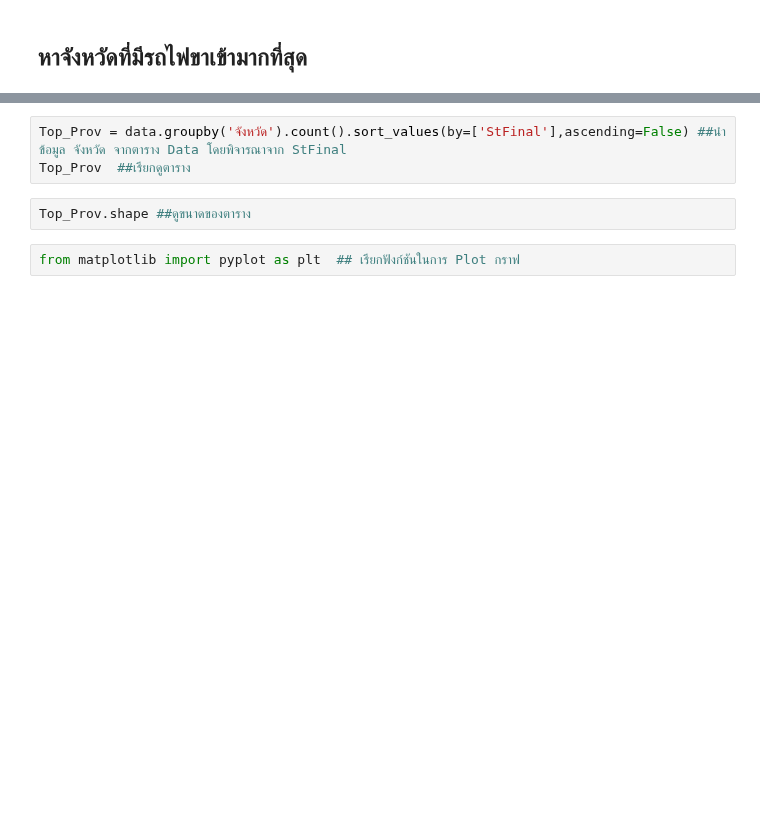
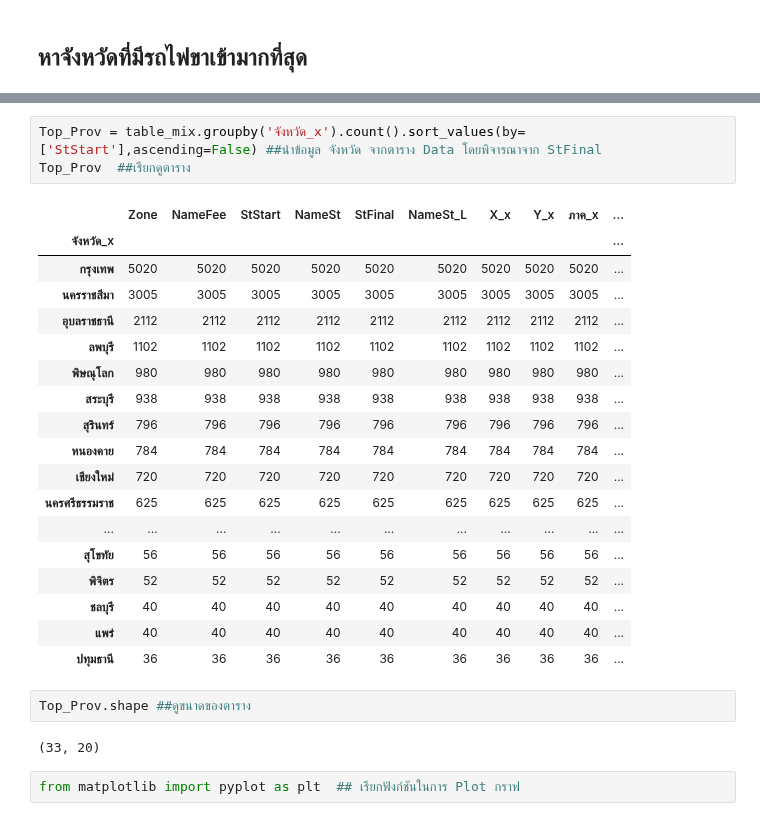
Before and after one commit to ThanikPimpiban/DWDM21, a Jupyter notebook: Project_final.ipynb, the cells around one changed output, grey strips where cells are left out. Drawn from its saved outputs; the diff is of its cells as text; blank space fills up the shorter version.

```diff
--- a/Project_final.ipynb
+++ b/Project_final.ipynb
@@ -1051,8 +1081,29 @@ data ##แสดงข้อมูลของตารางที่เลื
 # %%
-Top_Prov = data.groupby('จังหวัด').count().sort_values(by=['StFinal'],ascending=False) ##นำข้อมูล จังหวัด จากตาราง Data โดยพิจารณาจาก StFinal
+Top_Prov = table_mix.groupby('จังหวัด_x').count().sort_values(by=['StStart'],ascending=False) ##นำข้อมูล จังหวัด จากตาราง Data โดยพิจารณาจาก StFinal
 Top_Prov  ##เรียกดูตาราง
+# %% [output]
+|  | Zone | NameFee | StStart | NameSt | StFinal | NameSt_L | X_x | Y_x | ภาค_x | ... |
+| จังหวัด_x |  |  |  |  |  |  |  |  |  | ... |
+| กรุงเทพ | 5020 | 5020 | 5020 | 5020 | 5020 | 5020 | 5020 | 5020 | 5020 | ... |
+| นครราชสีมา | 3005 | 3005 | 3005 | 3005 | 3005 | 3005 | 3005 | 3005 | 3005 | ... |
+| อุบลราชธานี | 2112 | 2112 | 2112 | 2112 | 2112 | 2112 | 2112 | 2112 | 2112 | ... |
+| ลพบุรี | 1102 | 1102 | 1102 | 1102 | 1102 | 1102 | 1102 | 1102 | 1102 | ... |
+| พิษณุโลก | 980 | 980 | 980 | 980 | 980 | 980 | 980 | 980 | 980 | ... |
+| สระบุรี | 938 | 938 | 938 | 938 | 938 | 938 | 938 | 938 | 938 | ... |
+| สุรินทร์ | 796 | 796 | 796 | 796 | 796 | 796 | 796 | 796 | 796 | ... |
+| หนองคาย | 784 | 784 | 784 | 784 | 784 | 784 | 784 | 784 | 784 | ... |
+| เชียงใหม่ | 720 | 720 | 720 | 720 | 720 | 720 | 720 | 720 | 720 | ... |
+| นครศรีธรรมราช | 625 | 625 | 625 | 625 | 625 | 625 | 625 | 625 | 625 | ... |
+| ... | ... | ... | ... | ... | ... | ... | ... | ... | ... | ... |
+| สุโขทัย | 56 | 56 | 56 | 56 | 56 | 56 | 56 | 56 | 56 | ... |
+| พิจิตร | 52 | 52 | 52 | 52 | 52 | 52 | 52 | 52 | 52 | ... |
+| ชลบุรี | 40 | 40 | 40 | 40 | 40 | 40 | 40 | 40 | 40 | ... |
+| แพร่ | 40 | 40 | 40 | 40 | 40 | 40 | 40 | 40 | 40 | ... |
+| ปทุมธานี | 36 | 36 | 36 | 36 | 36 | 36 | 36 | 36 | 36 | ... |
 # %%
 Top_Prov.shape ##ดูขนาดของตาราง
+# %% [output]
+(33, 20)
 # %%
 from matplotlib import pyplot as plt  ## เรียกฟังก์ชันในการ Plot กราฟ
 # %%
```
Also changed, not shown: parts of 9 cells of this notebook.
